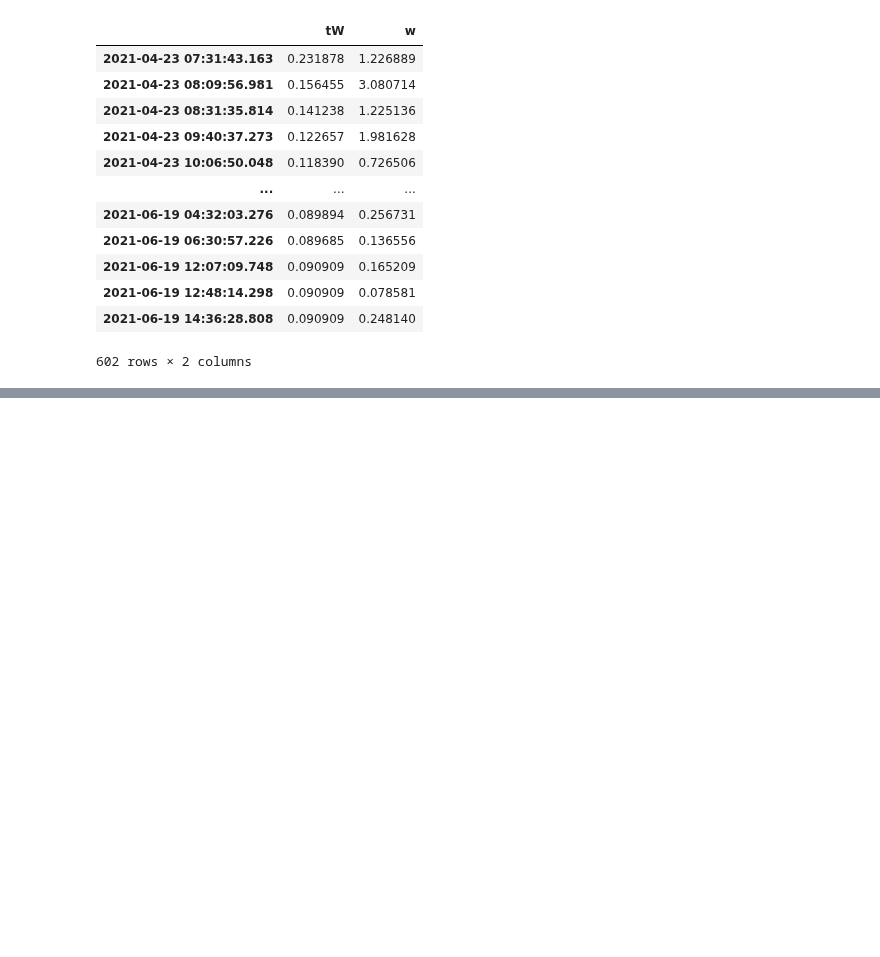
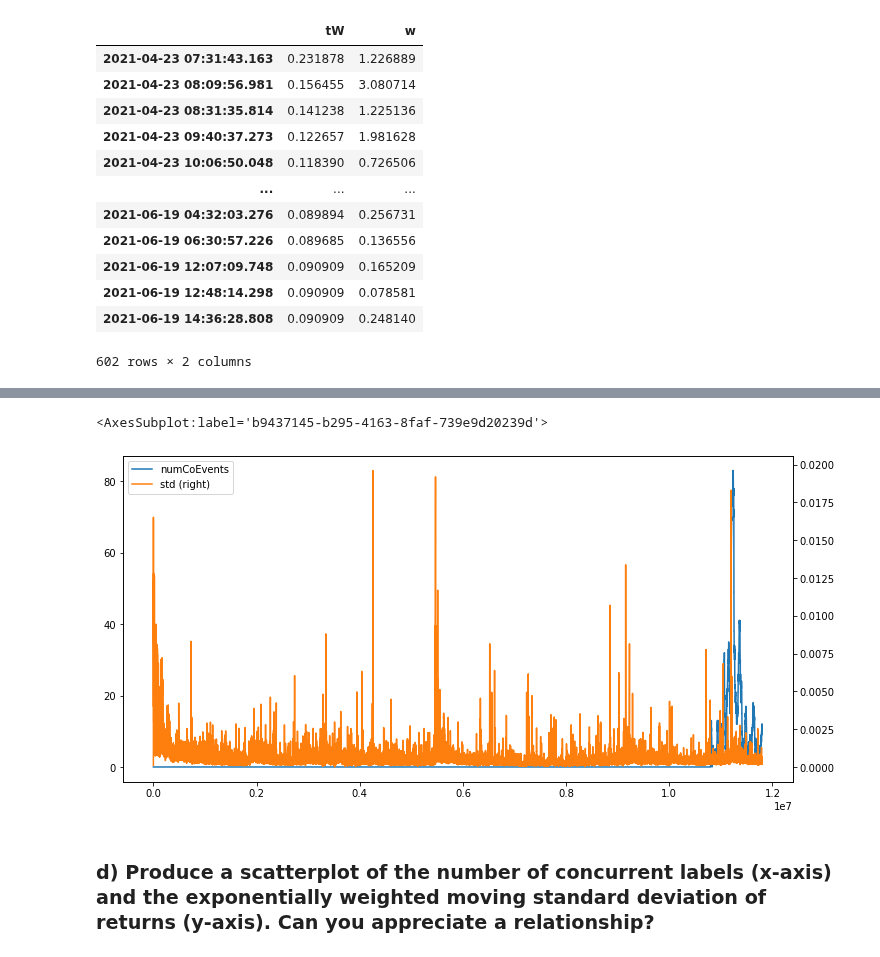
Before and after one commit to sunnymnie/bitcoin-printer, a Jupyter notebook: 4-sample-weights/chapter-4.ipynb, the cells around one changed output, grey strips where cells are left out. Drawn from its saved outputs; the diff is of its cells as text; code cells hidden in the pictures; blank space fills up the shorter version.

Commit message:
complete 4-sample-weights to the best of my knowledge
make some guesses on what exactly to do with time decay

```diff
--- a/4-sample-weights/chapter-4.ipynb
+++ b/4-sample-weights/chapter-4.ipynb
@@ -250,0 +255,12 @@ out
+# %%
+def returns(s):
+    arr = np.diff(np.log(s))
+    return (pd.Series(arr, index=s.index[1:]))
+# %%
+coEvents_std = (
+    pd.DataFrame()
+    .assign(
+        numCoEvents = numCoEvents.reset_index(drop=True),
+        std = returns(df.close).ewm(50).std().reset_index(drop=True))
+)
+coEvents_std
@@ -250,0 +281,10 @@ out
+# %%
+fig, ax = plt.subplots(figsize=(12,6))
+
+coEvents_std.numCoEvents.plot(legend=True, ax=ax)
+coEvents_std['std'].plot(secondary_y=True, legend=True, ax=ax)
+# %% [output]
+<AxesSubplot:label='b9437145-b295-4163-8faf-739e9d20239d'>
+[figure, added]
+# %% [markdown]
+### d) Produce a scatterplot of the number of concurrent labels (x-axis) and the exponentially weighted moving standard deviation of returns (y-axis). Can you appreciate a relationship?
```
Also changed, not shown: parts of 21 cells of this notebook, 7 other files.
